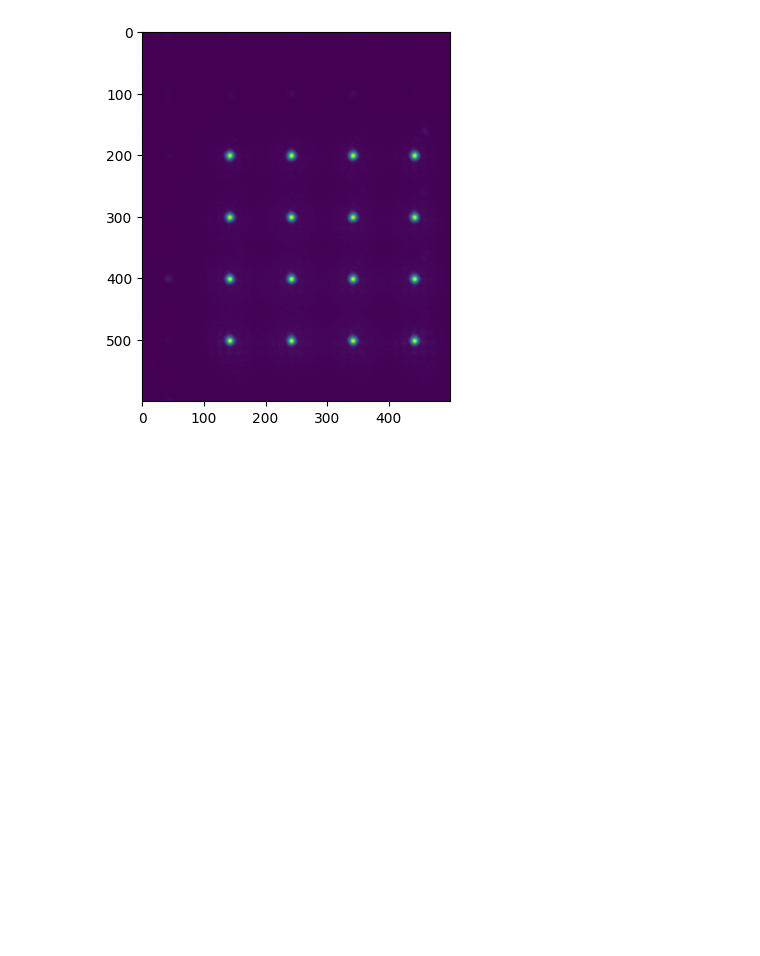
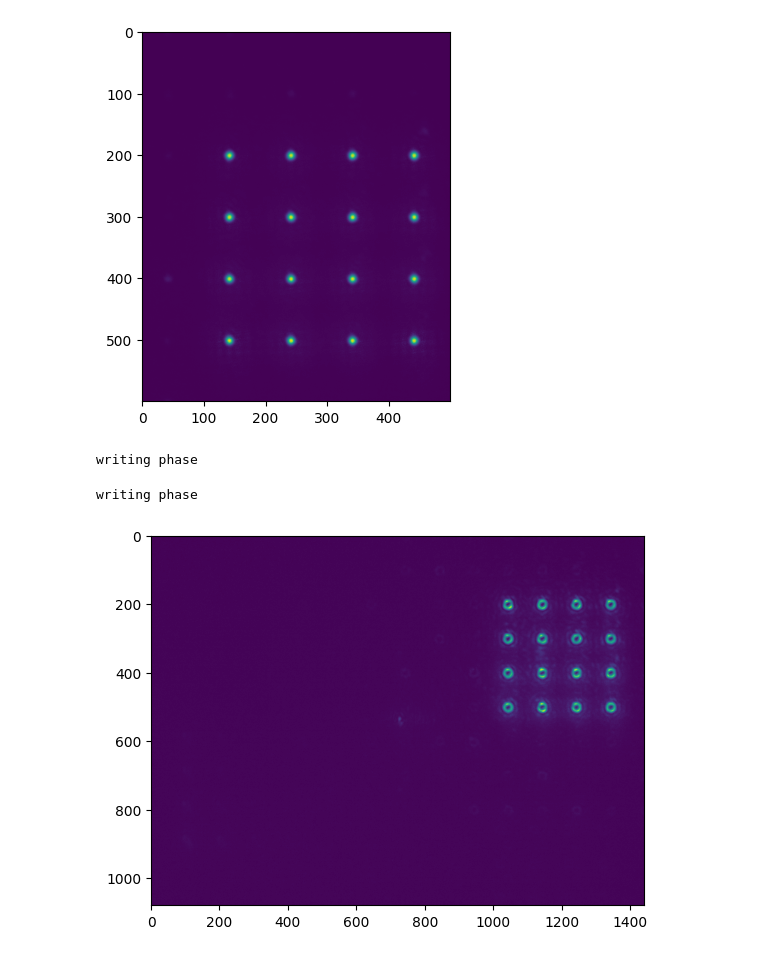
Before and after one commit to MattBae/Holography, a Jupyter notebook: notebooks/gradient.ipynb, the cells around one changed output. Cells and saved outputs as stored; diff of their text form; code cells hidden in the pictures; blank space fills up the shorter version.

```diff
--- a/notebooks/gradient.ipynb
+++ b/notebooks/gradient.ipynb
@@ -573,4 +574,11 @@ plt.imshow(img[0:600,900:1400])
 <matplotlib.image.AxesImage at 0x...>
 [figure]
 # %%
-save_cam(fs,phase = phis[46],file_name="spots_iwp_u_27apr")
+save_cam(fs,phase = phis[65].numpy(),file_name="spots_iwp_u_27apr_65")
+# %% [output]
+writing phase
+# %%
+img = plot_cam(fs,phase= phis[46].numpy() + bottle_beam_phase(fs))
+# %% [output]
+writing phase
+[figure, added]
```
Also changed, not shown: parts of 2 cells of this notebook, 6 other files.
